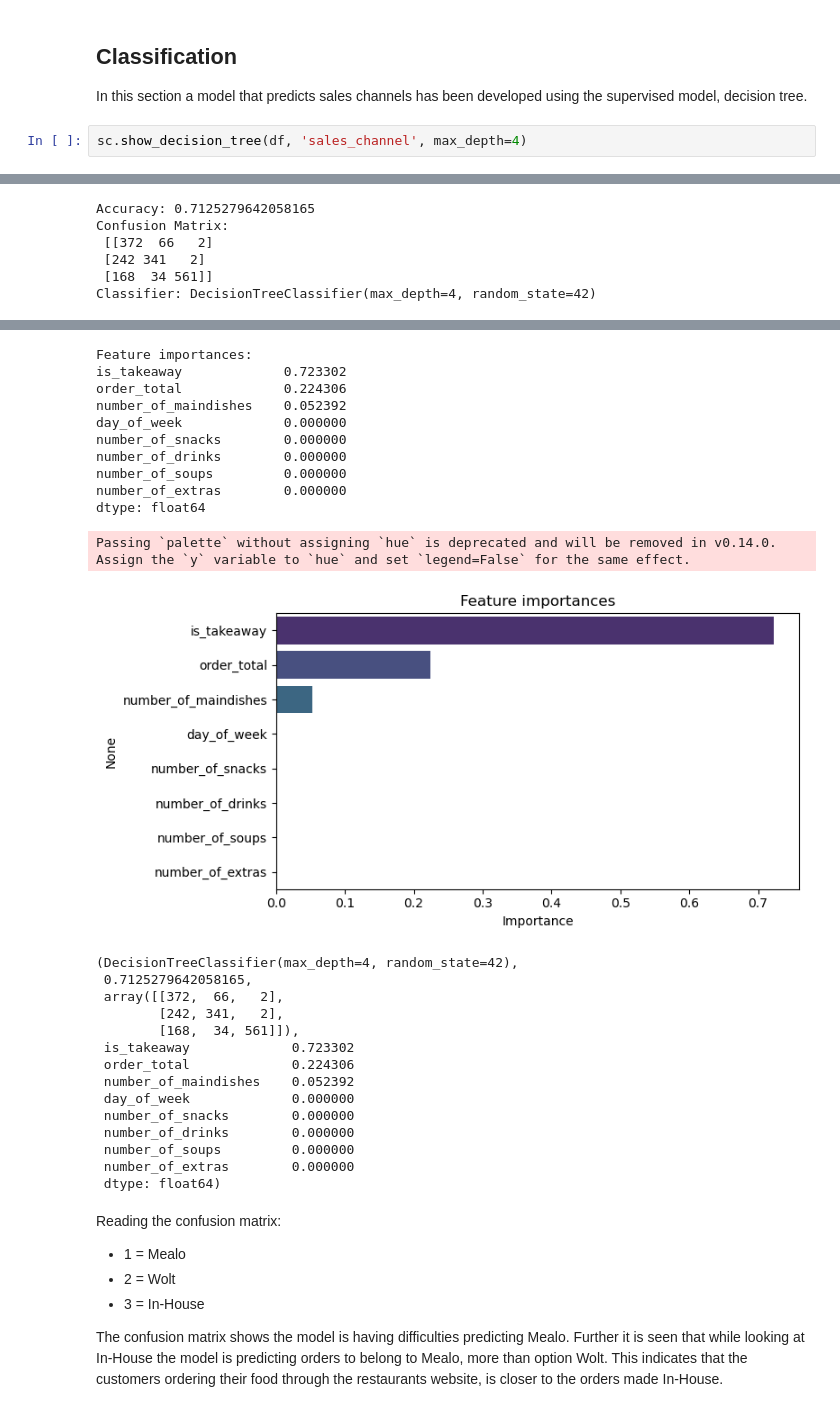
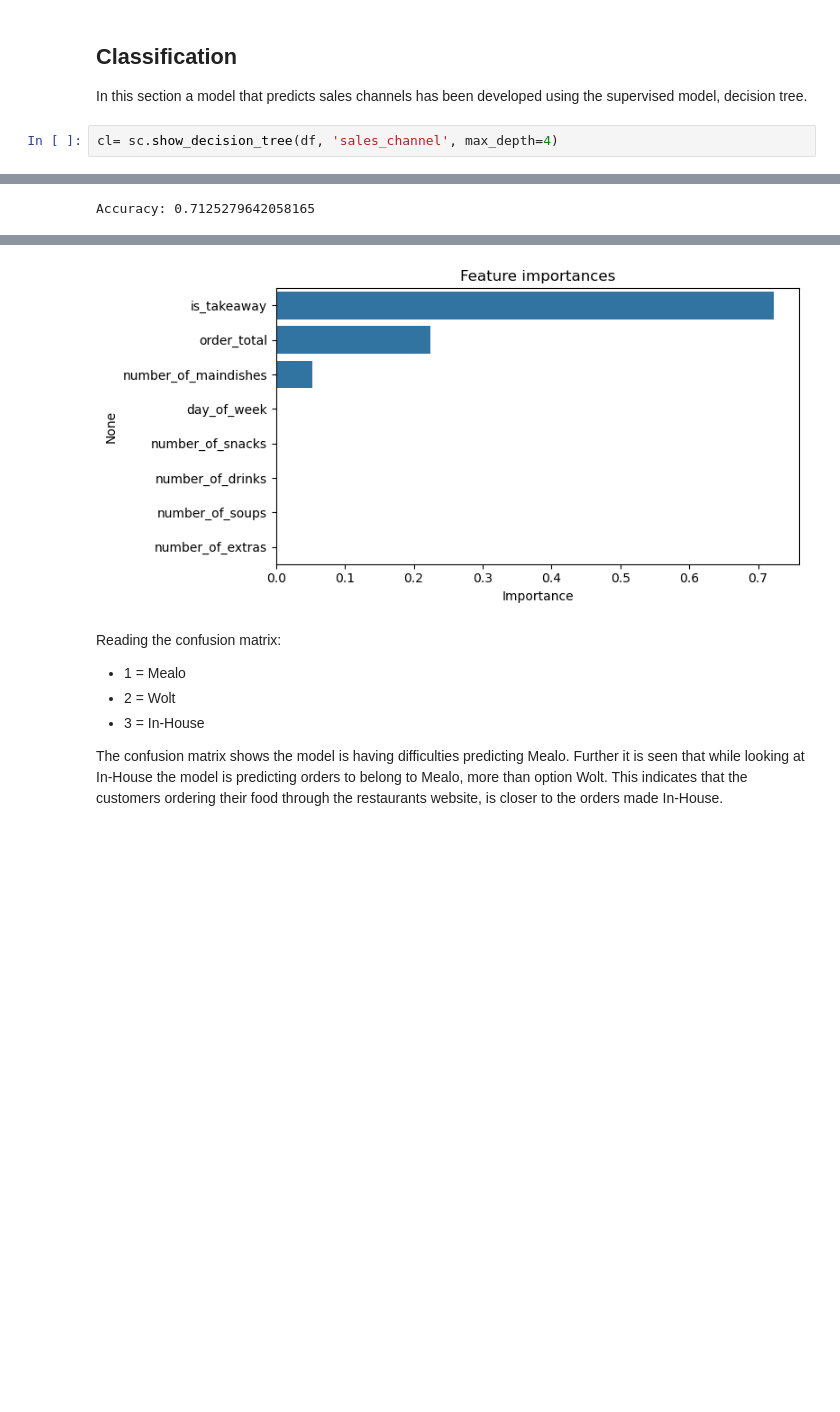
Before and after one commit to AndyTheDragon/dat4bi_examproject, a Jupyter notebook: report.ipynb, the cells around one changed output, grey strips where cells are left out. Cells and saved outputs as stored; diff of their text form; blank space fills up the shorter version.

```diff
--- a/report.ipynb
+++ b/report.ipynb
@@ -132,42 +122,12 @@ Looking at the multiple linear regression model, we see a variance score of 0.55
 
 In this section a model that predicts sales channels has been developed using the supervised model, decision tree.
 # %%
-sc.show_decision_tree(df, 'sales_channel', max_depth=4)
+cl= sc.show_decision_tree(df, 'sales_channel', max_depth=4)
 # %% [output]
 [drawing not drawn]
 Accuracy: 0.7125279642058165
-Confusion Matrix:
- [[372  66   2]
- [242 341   2]
- [168  34 561]]
-Classifier: DecisionTreeClassifier(max_depth=4, random_state=42)
 [figure]
-Feature importances:
-is_takeaway             0.723302
-order_total             0.224306
-number_of_maindishes    0.052392
-day_of_week             0.000000
-number_of_snacks        0.000000
-number_of_drinks        0.000000
-number_of_soups         0.000000
-number_of_extras        0.000000
-dtype: float64
-Passing `palette` without assigning `hue` is deprecated and will be removed in v0.14.0. Assign the `y` variable to `hue` and set `legend=False` for the same effect.
-[figure, old version]
+[figure, new version]
-(DecisionTreeClassifier(max_depth=4, random_state=42),
- 0.7125279642058165,
- array([[372,  66,   2],
-        [242, 341,   2],
-        [168,  34, 561]]),
- is_takeaway             0.723302
- order_total             0.224306
- number_of_maindishes    0.052392
- day_of_week             0.000000
- number_of_snacks        0.000000
- number_of_drinks        0.000000
- number_of_soups         0.000000
- number_of_extras        0.000000
- dtype: float64)
 # %% [markdown]
 Reading the confusion matrix:
 - 1 = Mealo
```
Also changed, not shown: parts of 5 cells of this notebook, 1 other file.
